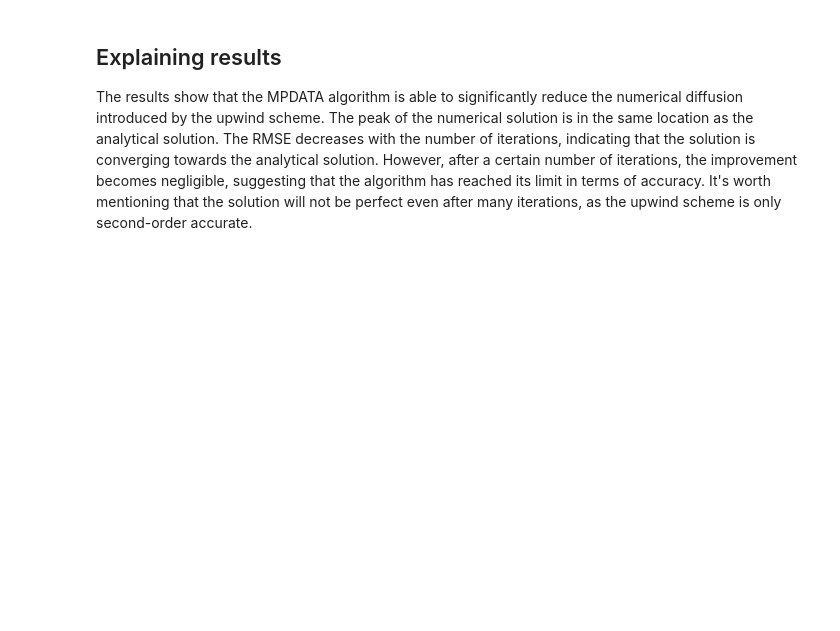
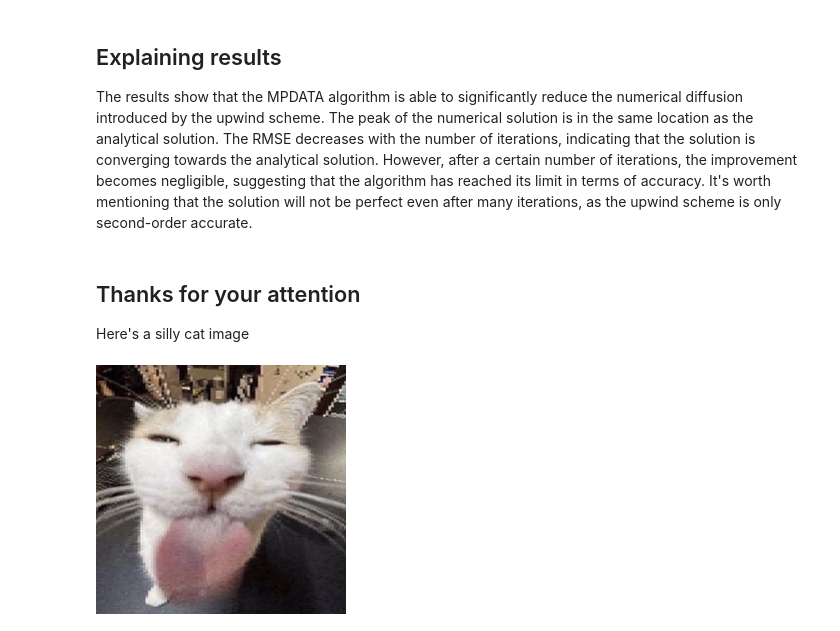
Before and after one commit to Eniterusx/MoPS, a Jupyter notebook: lab_05/lab_05.ipynb, the cells around one changed output. Drawn from its saved outputs; the diff is of its cells as text; code cells hidden in the pictures; blank space fills up the shorter version.

```diff
--- a/lab_05/lab_05.ipynb
+++ b/lab_05/lab_05.ipynb
@@ -228,3 +228,12 @@ mpdata100 total rmse: 0.022499680747225435
 # %% [markdown]
 ## Explaining results
 The results show that the MPDATA algorithm is able to significantly reduce the numerical diffusion introduced by the upwind scheme. The peak of the numerical solution is in the same location as the analytical solution. The RMSE decreases with the number of iterations, indicating that the solution is converging towards the analytical solution. However, after a certain number of iterations, the improvement becomes negligible, suggesting that the algorithm has reached its limit in terms of accuracy. It's worth mentioning that the solution will not be perfect even after many iterations, as the upwind scheme is only second-order accurate.
+# %% [markdown]
+## Thanks for your attention
+Here's a silly cat image
+# %%
+from IPython.display import display
+img = Image.open("cat.jpg")
+display(img)
+# %% [output]
+[figure, added]
```
Also changed, not shown: 2 other files.
